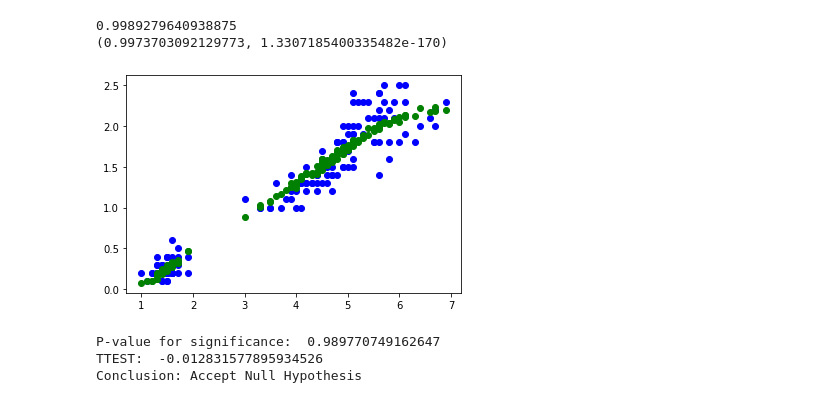
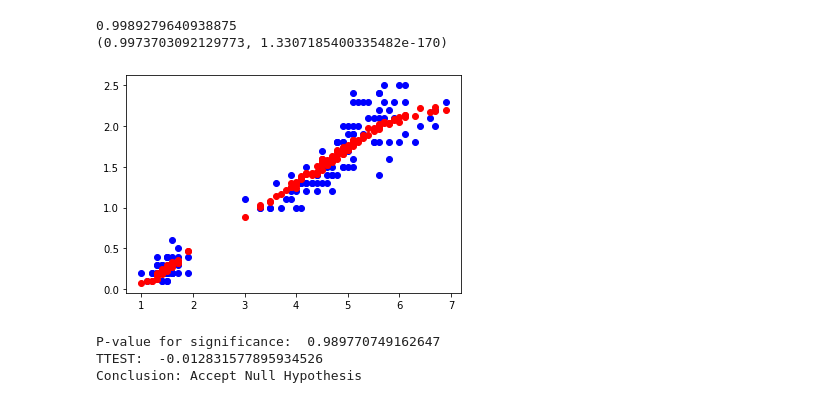
Before and after one commit to n-minhhai/DL-data-imputation, a Jupyter notebook: model1.ipynb, the cells around one changed output. Cells and saved outputs as stored; diff of their text form; code cells hidden in the pictures.

Commit message:
Updated visuals

```diff
--- a/model1.ipynb
+++ b/model1.ipynb
@@ -216,10 +216,10 @@ print(scipy.stats.pearsonr(comparison_column, predicted_column))
 (0.9973703092129773, 1.3307185400335482e-170)
 # %%
 plt.scatter(comparison_column, target_features, color='blue')
-plt.scatter(comparison_column, predicted_column, color='green')
+plt.scatter(comparison_column, predicted_column, color='red')
 plt.show()
 # %% [output]
-[figure, old version]
+[figure, new version]
 # %%
 from scipy import stats
 from statsmodels.stats import weightstats as stets
```
Also changed, not shown: 5 other files.
